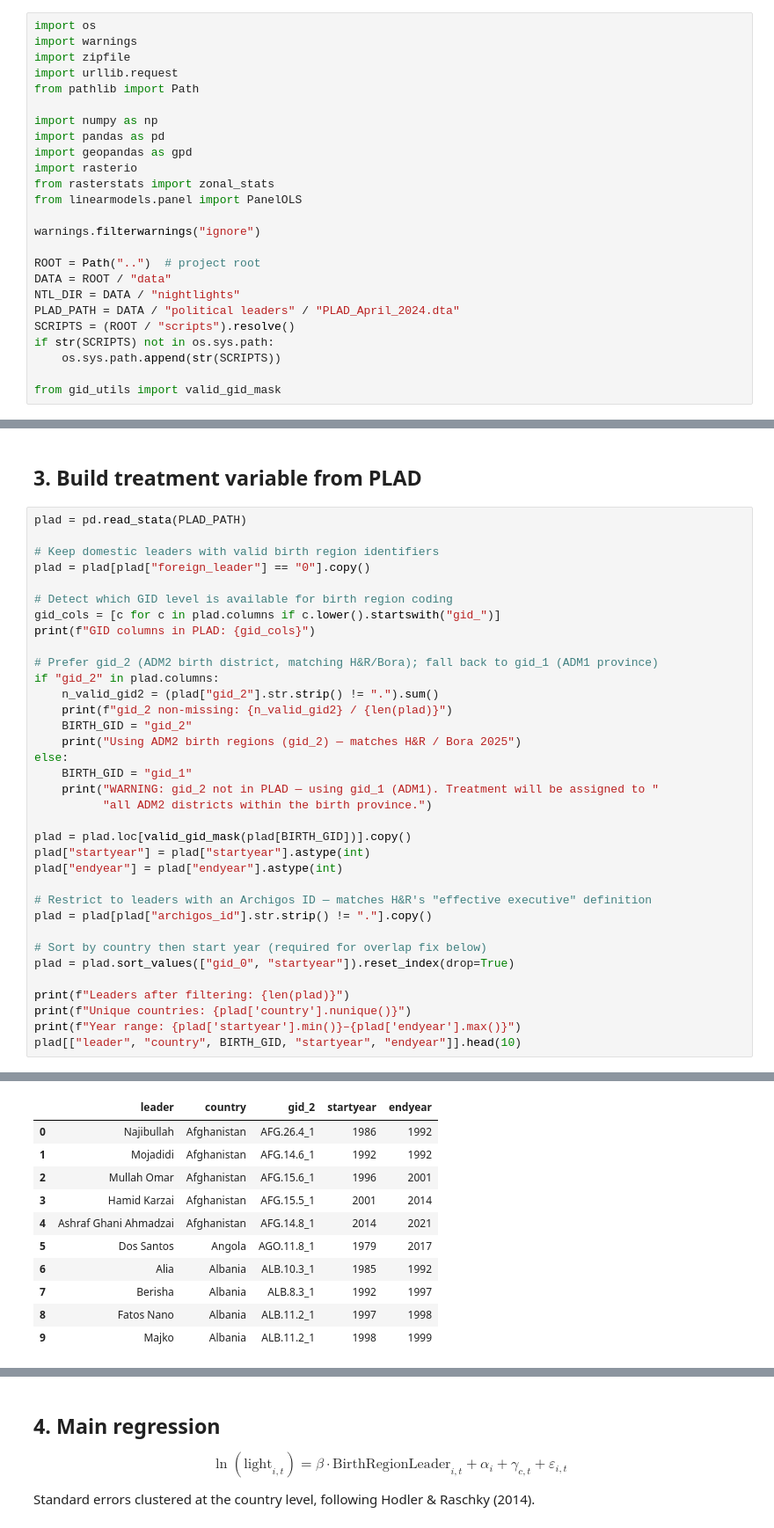
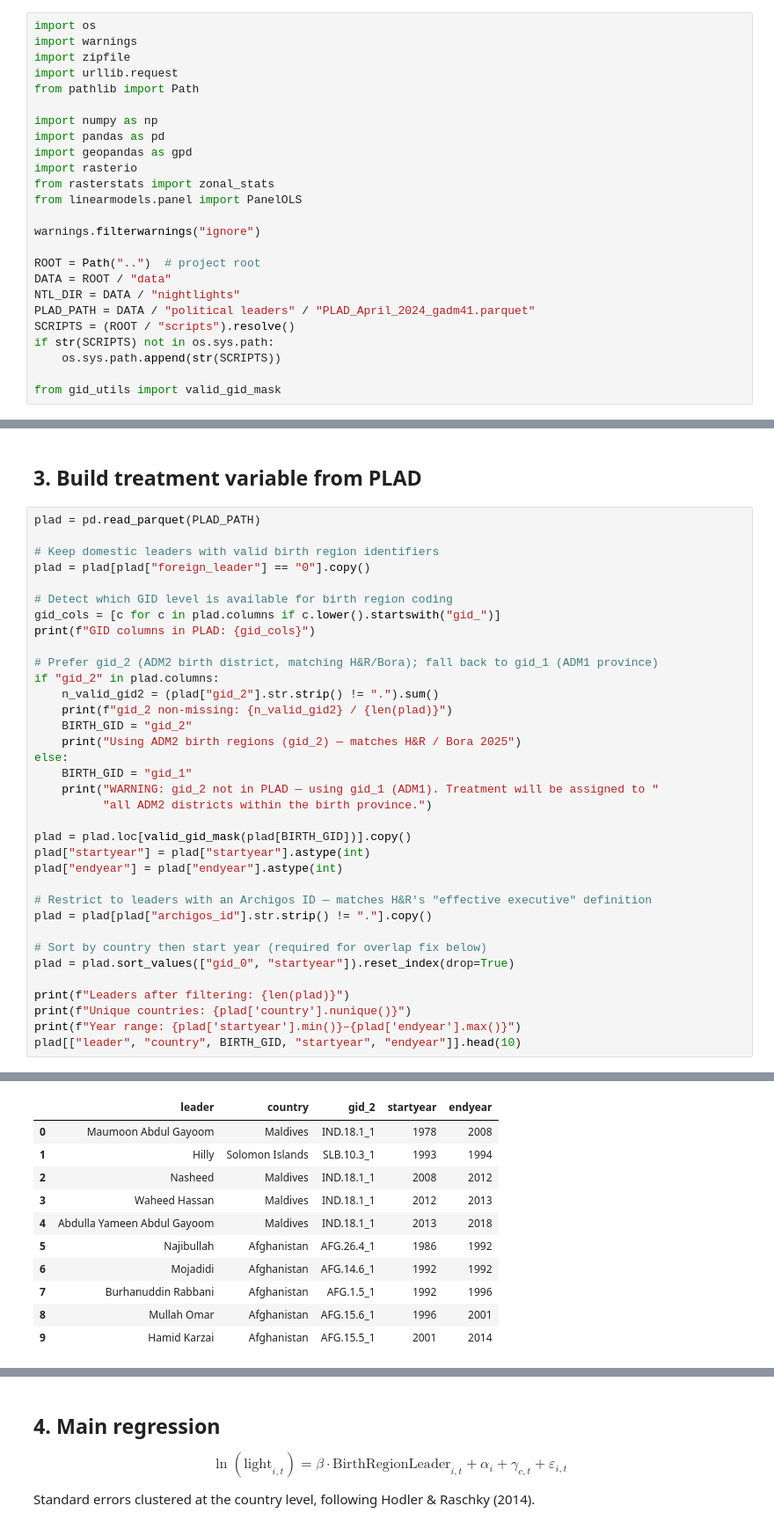
Before and after one commit to RichSchulz/political-leader-pollution, a Jupyter notebook: analysis/replication.ipynb, the cells around one changed output, grey strips where cells are left out. Shown at 88% size. Saved outputs shown, nothing was run; the diff lists cells and outputs as text.

```diff
--- a/analysis/replication.ipynb
+++ b/analysis/replication.ipynb
@@ -33,7 +33,7 @@ warnings.filterwarnings("ignore")
 ROOT = Path("..")  # project root
 DATA = ROOT / "data"
 NTL_DIR = DATA / "nightlights"
-PLAD_PATH = DATA / "political leaders" / "PLAD_April_2024.dta"
+PLAD_PATH = DATA / "political leaders" / "PLAD_April_2024_gadm41.parquet"
 SCRIPTS = (ROOT / "scripts").resolve()
 if str(SCRIPTS) not in os.sys.path:
     os.sys.path.append(str(SCRIPTS))
@@ -155,7 +169,7 @@ Panel shape: (1055648, 5)
 # %% [markdown]
 ## 3. Build treatment variable from PLAD
 # %%
-plad = pd.read_stata(PLAD_PATH)
+plad = pd.read_parquet(PLAD_PATH)
 
 # Keep domestic leaders with valid birth region identifiers
 plad = plad[plad["foreign_leader"] == "0"].copy()
@@ -198,15 +212,15 @@ Unique countries: 151
 Year range: 1948–2023
 |  | leader | country | gid_2 | startyear | endyear |
-| 0 | Najibullah | Afghanistan | AFG.26.4_1 | 1986 | 1992 |
-| 1 | Mojadidi | Afghanistan | AFG.14.6_1 | 1992 | 1992 |
-| 2 | Mullah Omar | Afghanistan | AFG.15.6_1 | 1996 | 2001 |
-| 3 | Hamid Karzai | Afghanistan | AFG.15.5_1 | 2001 | 2014 |
-| 4 | Ashraf Ghani Ahmadzai | Afghanistan | AFG.14.8_1 | 2014 | 2021 |
-| 5 | Dos Santos | Angola | AGO.11.8_1 | 1979 | 2017 |
-| 6 | Alia | Albania | ALB.10.3_1 | 1985 | 1992 |
-| 7 | Berisha | Albania | ALB.8.3_1 | 1992 | 1997 |
-| 8 | Fatos Nano | Albania | ALB.11.2_1 | 1997 | 1998 |
-| 9 | Majko | Albania | ALB.11.2_1 | 1998 | 1999 |
+| 0 | Maumoon Abdul Gayoom | Maldives | IND.18.1_1 | 1978 | 2008 |
+| 1 | Hilly | Solomon Islands | SLB.10.3_1 | 1993 | 1994 |
+| 2 | Nasheed | Maldives | IND.18.1_1 | 2008 | 2012 |
+| 3 | Waheed Hassan | Maldives | IND.18.1_1 | 2012 | 2013 |
+| 4 | Abdulla Yameen Abdul Gayoom | Maldives | IND.18.1_1 | 2013 | 2018 |
+| 5 | Najibullah | Afghanistan | AFG.26.4_1 | 1986 | 1992 |
+| 6 | Mojadidi | Afghanistan | AFG.14.6_1 | 1992 | 1992 |
+| 7 | Burhanuddin Rabbani | Afghanistan | AFG.1.5_1 | 1992 | 1996 |
+| 8 | Mullah Omar | Afghanistan | AFG.15.6_1 | 1996 | 2001 |
+| 9 | Hamid Karzai | Afghanistan | AFG.15.5_1 | 2001 | 2014 |
 # %%
 # --- Fix 1: Resolve transition-year overlap ---
 # PLAD codes outgoing leader's endyear == incoming leader's startyear,
```
Also changed, not shown: parts of 12 cells of this notebook, 57 other files.
